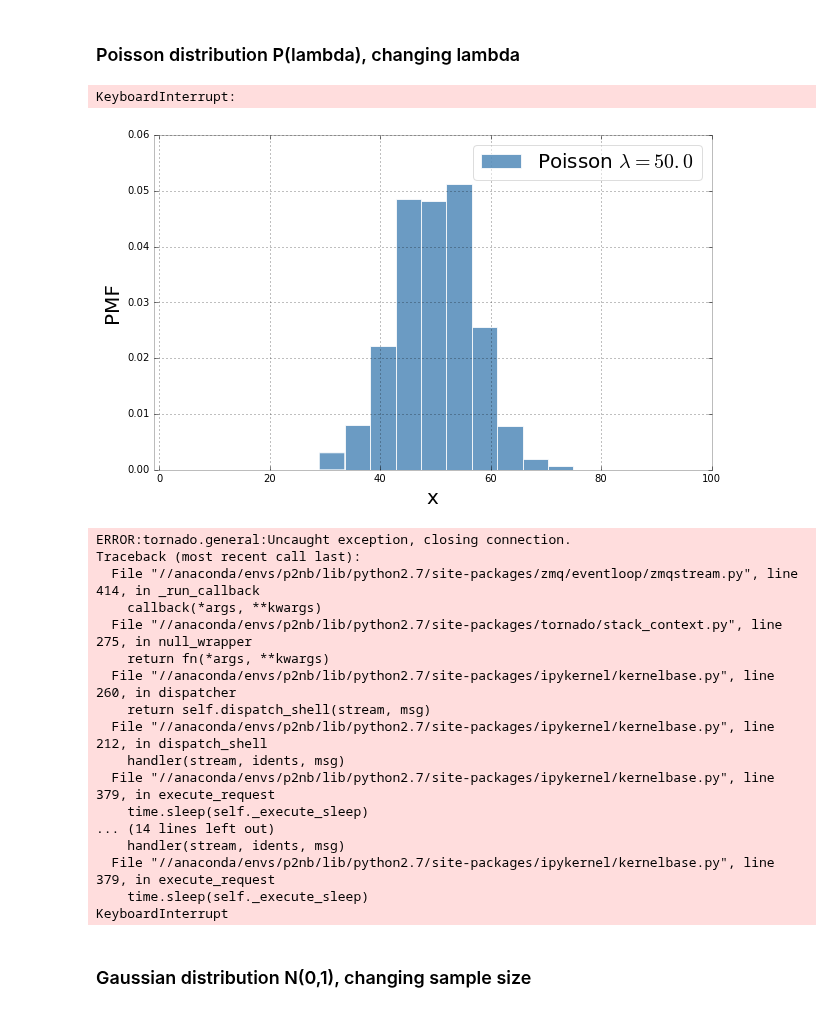
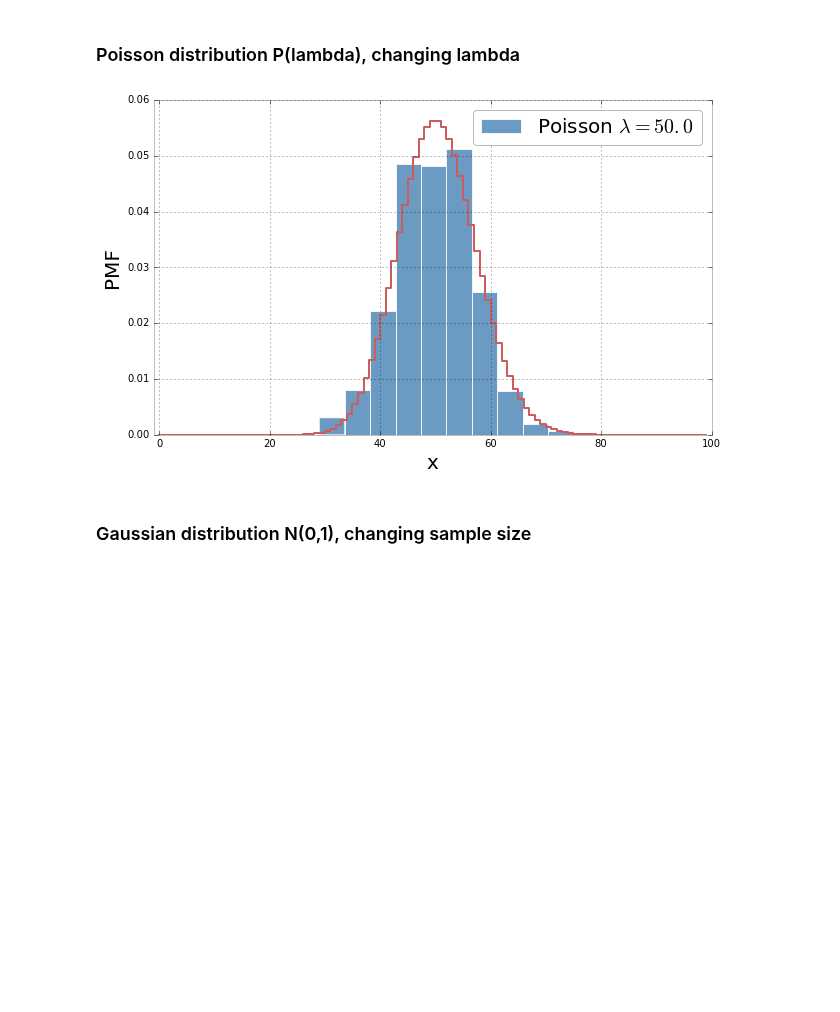
Before and after one commit to fedhere/UInotebooks, a Jupyter notebook: UCSL2016/UCSL2016 continuous distributions demo.ipynb, the cells around one changed output. Drawn from its saved outputs; the diff is of its cells as text; code cells hidden in the pictures; blank space fills up the shorter version.

Commit message:
fixing output error in rendering

```diff
--- a/UCSL2016/UCSL2016 continuous distributions demo.ipynb
+++ b/UCSL2016/UCSL2016 continuous distributions demo.ipynb
@@ -60,53 +59,35 @@ for p in [0.1, 0.25, 0.5, 0.75, 0.9]:
 # %%
 from scipy.stats import poisson
 
 np.random.seed(111)
 pl.figure(figsize=(10, 6))
 
 # loop pver the parameter lambda
 for lmbd in [1, 5, 10, 25, 50]:
     pl.clf()
     pl.hist(np.random.poisson(lmbd, size=1000), alpha = 0.8,
             label = r"Poisson $\lambda=%.1f$"%(lmbd),
             color = 'SteelBlue', normed = True)
     pl.xlim(-1, 100)
     pl.ylabel("PMF", fontsize = 20)
     pl.xlabel("x", fontsize = 20)
-    pl.legend(fontsize = 20, framealpha=0.5)
+    pl.legend(fontsize = 20)
     display.display(pl.gcf())
     display.clear_output(wait = True)
     time.sleep(1)
 
 # overplot the theoretical distribution: the pmf
 x = range(0,100)
 
 # the next line of code is a bit complicated: I want the distribution to be plotted with steps
 # this indicates that the distribution is NOT DEFINED for non integer values of x
 pl.plot(np.array([[xx,xx] for xx in x]).flatten()[1:],
         np.array([[poisson.pmf(xx, lmbd),poisson.pmf(xx, lmbd)] for xx in x]).flatten()[:-1],
         '-', color = 'IndianRed')
 display.display(pl.gcf())
 display.clear_output(wait = True)
 # %% [output]
-KeyboardInterrupt:
-[figure, old version]
+[figure, new version]
-ERROR:tornado.general:Uncaught exception, closing connection.
-Traceback (most recent call last):
-  File "//anaconda/envs/p2nb/lib/python2.7/site-packages/zmq/eventloop/zmqstream.py", line 414, in _run_callback
-    callback(*args, **kwargs)
-  File "//anaconda/envs/p2nb/lib/python2.7/site-packages/tornado/stack_context.py", line 275, in null_wrapper
-    return fn(*args, **kwargs)
-  File "//anaconda/envs/p2nb/lib/python2.7/site-packages/ipykernel/kernelbase.py", line 260, in dispatcher
-    return self.dispatch_shell(stream, msg)
-  File "//anaconda/envs/p2nb/lib/python2.7/site-packages/ipykernel/kernelbase.py", line 212, in dispatch_shell
-    handler(stream, idents, msg)
-  File "//anaconda/envs/p2nb/lib/python2.7/site-packages/ipykernel/kernelbase.py", line 379, in execute_request
-    time.sleep(self._execute_sleep)
-... (14 lines left out)
-    handler(stream, idents, msg)
-  File "//anaconda/envs/p2nb/lib/python2.7/site-packages/ipykernel/kernelbase.py", line 379, in execute_request
-    time.sleep(self._execute_sleep)
-KeyboardInterrupt
 # %% [markdown]
 ### Gaussian distribution N(0,1), changing sample size
 # %%
```
Also changed, not shown: parts of 6 cells of this notebook.
